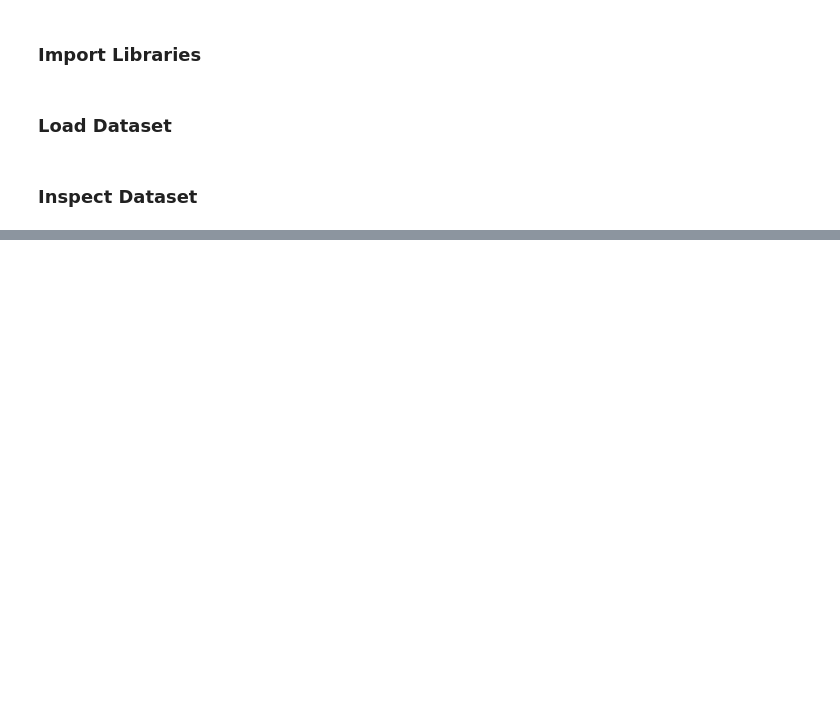
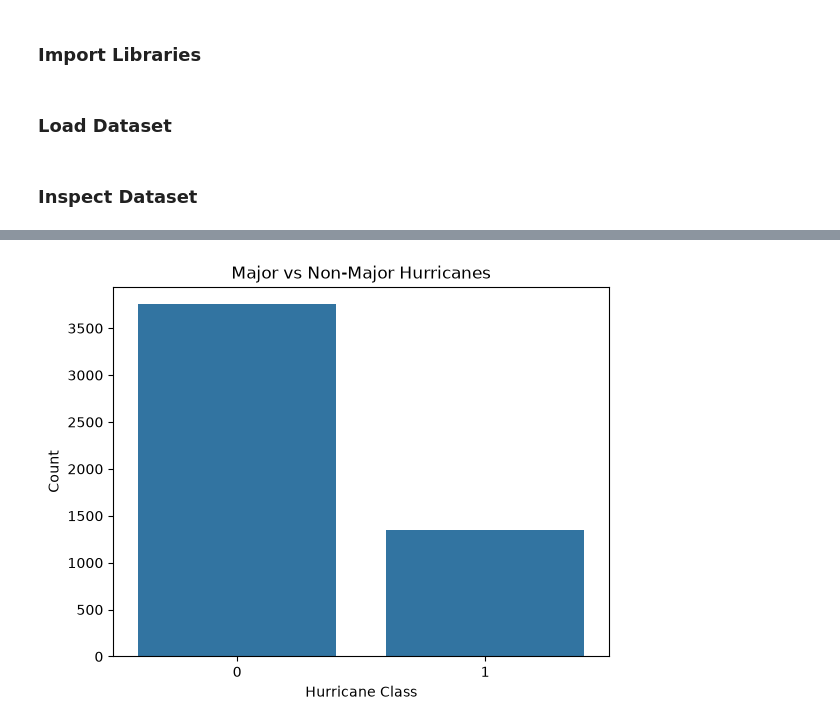
Before and after one commit to vlazo1214/hurricane-analysis, a Jupyter notebook: EDA.ipynb, the cells around one changed output, grey strips where cells are left out. Drawn from its saved outputs; the diff is of its cells as text; code cells hidden in the pictures; blank space fills up the shorter version.

```diff
--- a/EDA.ipynb
+++ b/EDA.ipynb
@@ -197,0 +138,12 @@ plt.show()
+# %%
+sns.countplot(
+    x='hurricane_class',
+    data=hurricanes
+)
+
+plt.title("Major vs Non-Major Hurricanes")
+plt.xlabel("Hurricane Class")
+plt.ylabel("Count")
+plt.show()
+# %% [output]
+[figure, added]
```
Also changed, not shown: parts of 62 cells of this notebook, 1 other file.
